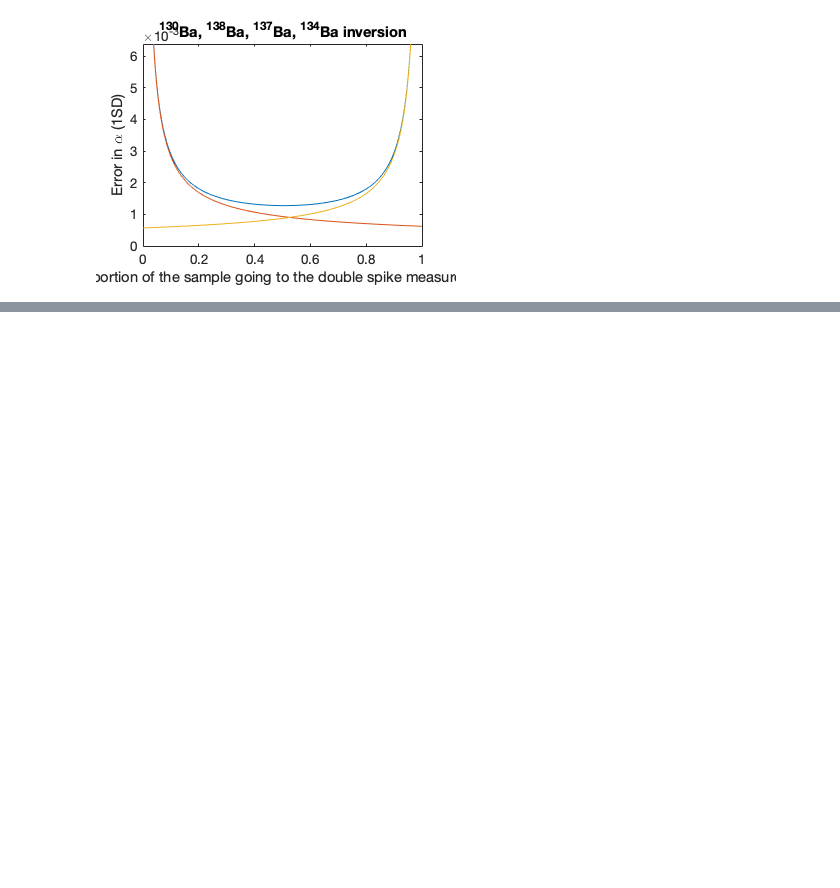
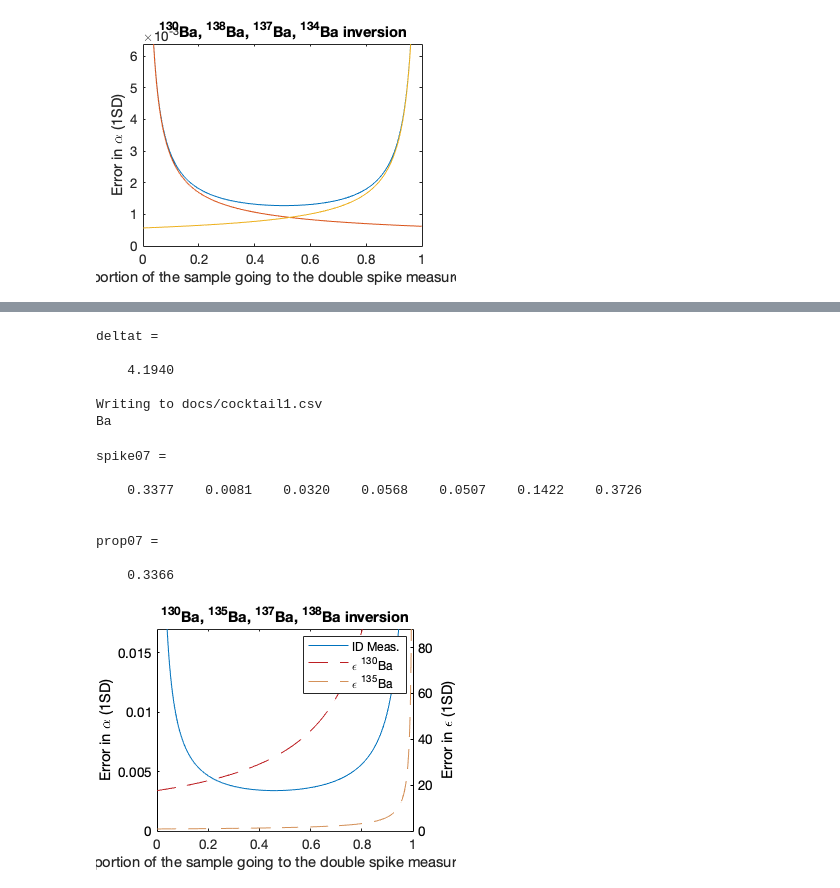
Before and after one commit to rcmarq/cosmo, a Jupyter notebook: docs/figures.ipynb, the cells around one changed output, grey strips where cells are left out. Saved outputs shown, nothing was run; the diff lists cells and outputs as text; code cells hidden in the pictures; blank space fills up the shorter version.

```diff
--- a/docs/figures.ipynb
+++ b/docs/figures.ipynb
@@ -435,0 +485,46 @@ cd ..
+# %%
+sample=1; % ng
+cycles=60; % for both IC and ID
+eff=[0.005 0.01]; % for IC and ID, respectively
+R=[1e11 1e11 1e11 1e11 1e11 1e11 1e11;
+   1e11 1e11 1e11 1e11 1e11 1e11 1e11];
+R_ref=1e11; % reference R
+T=300; % K
+deltat=4.194; %
+
+shake('Ba',sample,eff,[cycles cycles],R,R_ref,T,deltat);
+cosmo('docs/cocktail1.csv',{'Ba'})
+# %% [output]
+deltat =
+
+    4.1940
+
+Writing to docs/cocktail1.csv
+Ba
+# %%
+% Read/import csv as a table
+Ba1 = readtable('docs/cocktail1.csv');
+
+spike07=table2array(Ba1(11,isos))
+prop07=table2array(Ba1(11,'spike'))
+INisos=[138 137];
+epsisos=[130 135];
+
+errorcurve3('Ba',prop07(1),spike07,[130 135 137 138],INisos,epsisos)
+
+cd figures
+set(gcf, 'PaperUnits', 'inches');
+x_width=3.75 ;y_width=2.8;
+set(gcf, 'PaperPosition', [0 0 x_width y_width]); %
+saveas(gcf,'fig10','epsc')
+cd ..
+# %% [output]
+spike07 =
+
+    0.3377    0.0081    0.0320    0.0568    0.0507    0.1422    0.3726
+
+
+prop07 =
+
+    0.3366
+[figure, added]
```
Also changed, not shown: parts of 4 cells of this notebook, 2 other files.
